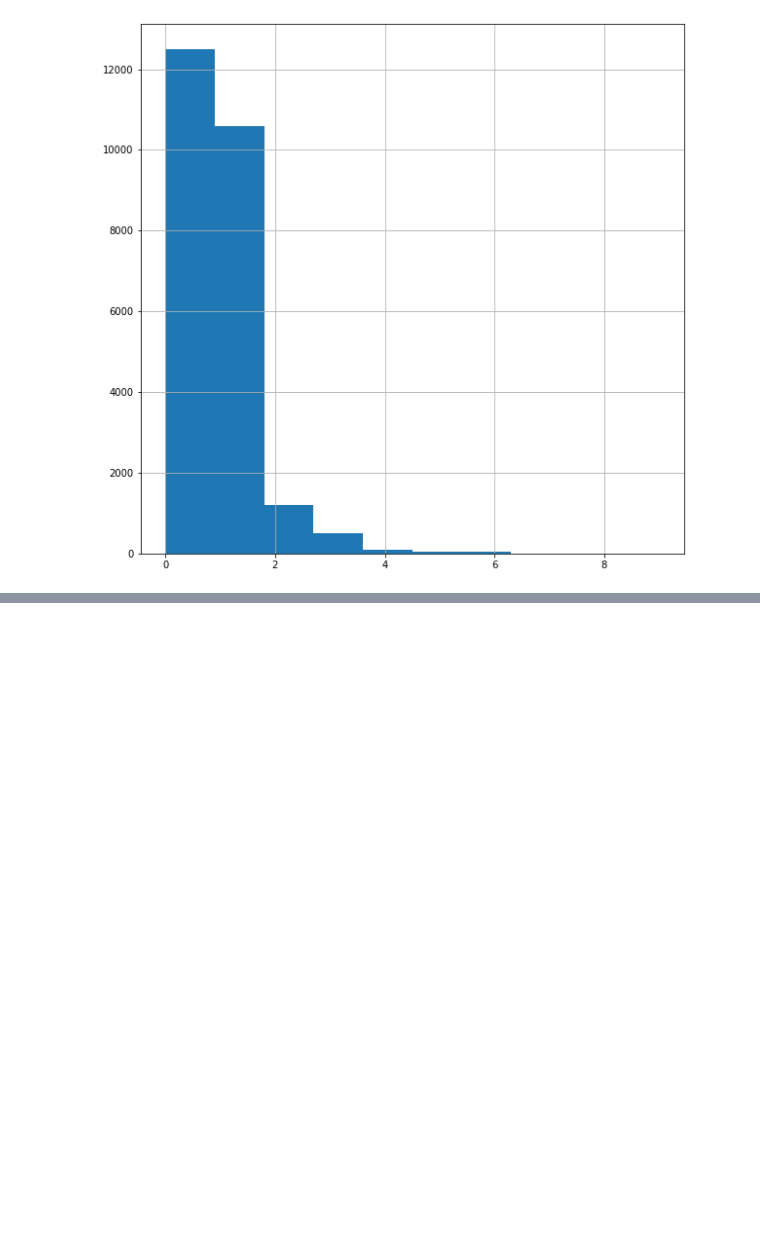
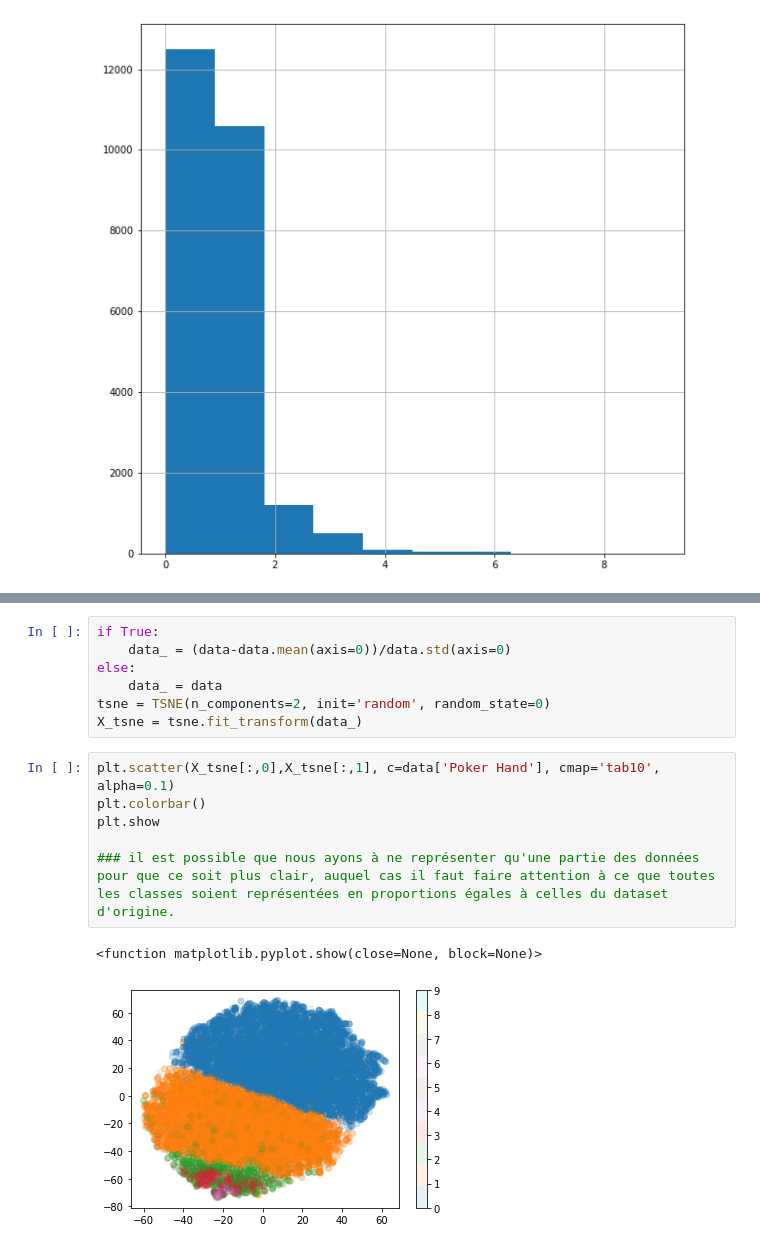
Before and after one commit to AdrienBolling/tried-rf-clustering-project, a Jupyter notebook: classification.ipynb, the cells around one changed output, grey strips where cells are left out. Cells and saved outputs as stored; diff of their text form; blank space fills up the shorter version.

```diff
--- a/classification.ipynb
+++ b/classification.ipynb
@@ -67,0 +102,16 @@ data['Poker Hand'].hist(figsize=(10,10))
+# %%
+if True:
+    data_ = (data-data.mean(axis=0))/data.std(axis=0)
+else:
+    data_ = data
+tsne = TSNE(n_components=2, init='random', random_state=0)
+X_tsne = tsne.fit_transform(data_)
+# %%
+plt.scatter(X_tsne[:,0],X_tsne[:,1], c=data['Poker Hand'], cmap='tab10', alpha=0.1)
+plt.colorbar()
+plt.show
+
+### il est possible que nous ayons à ne représenter qu'une partie des données pour que ce soit plus clair, auquel cas il faut faire attention à ce que toutes les classes soient représentées en proportions égales à celles du dataset d'origine.
+# %% [output]
+<function matplotlib.pyplot.show(close=None, block=None)>
+[figure, added]
```
Also changed, not shown: parts of 16 cells of this notebook.
